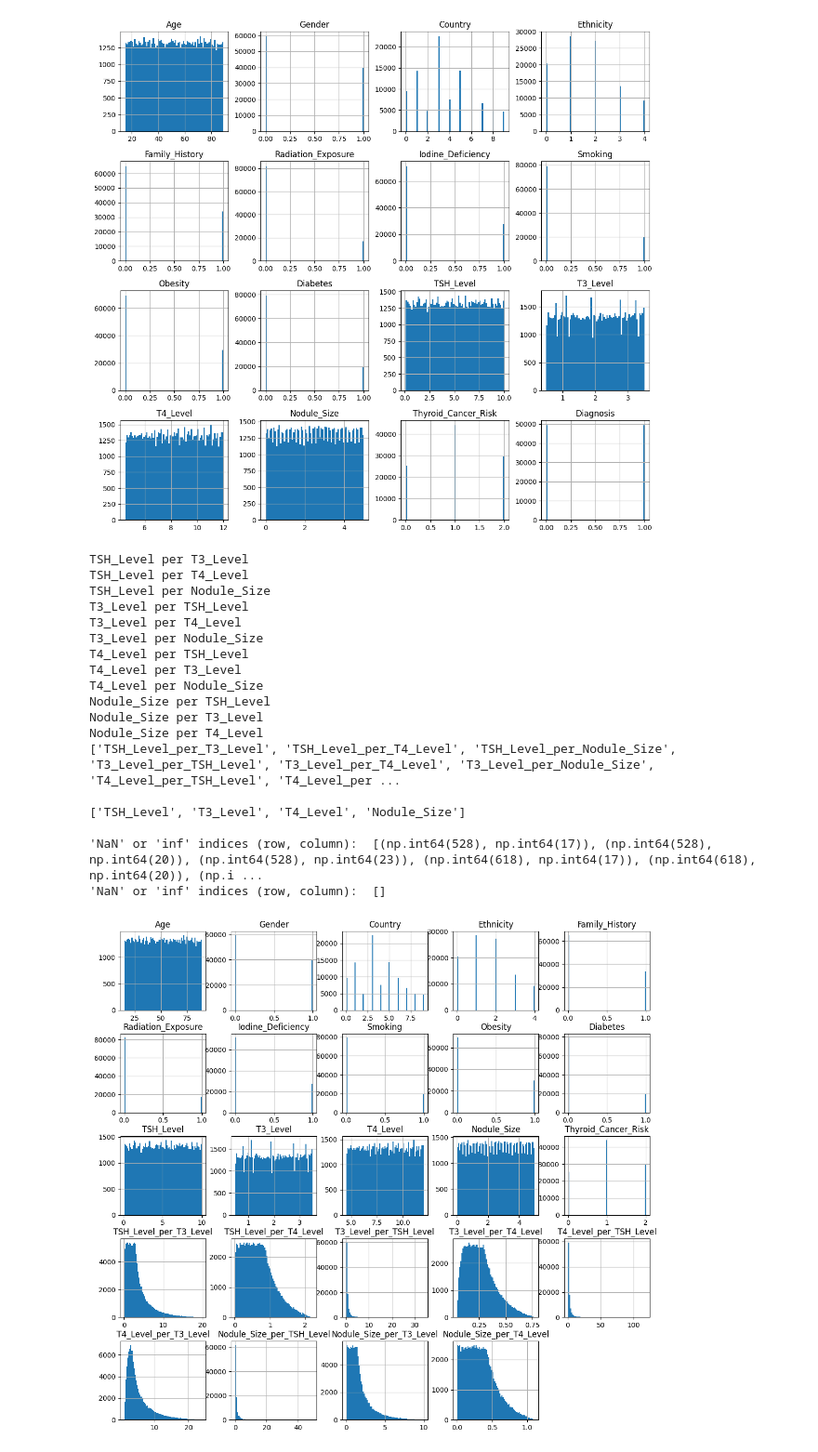
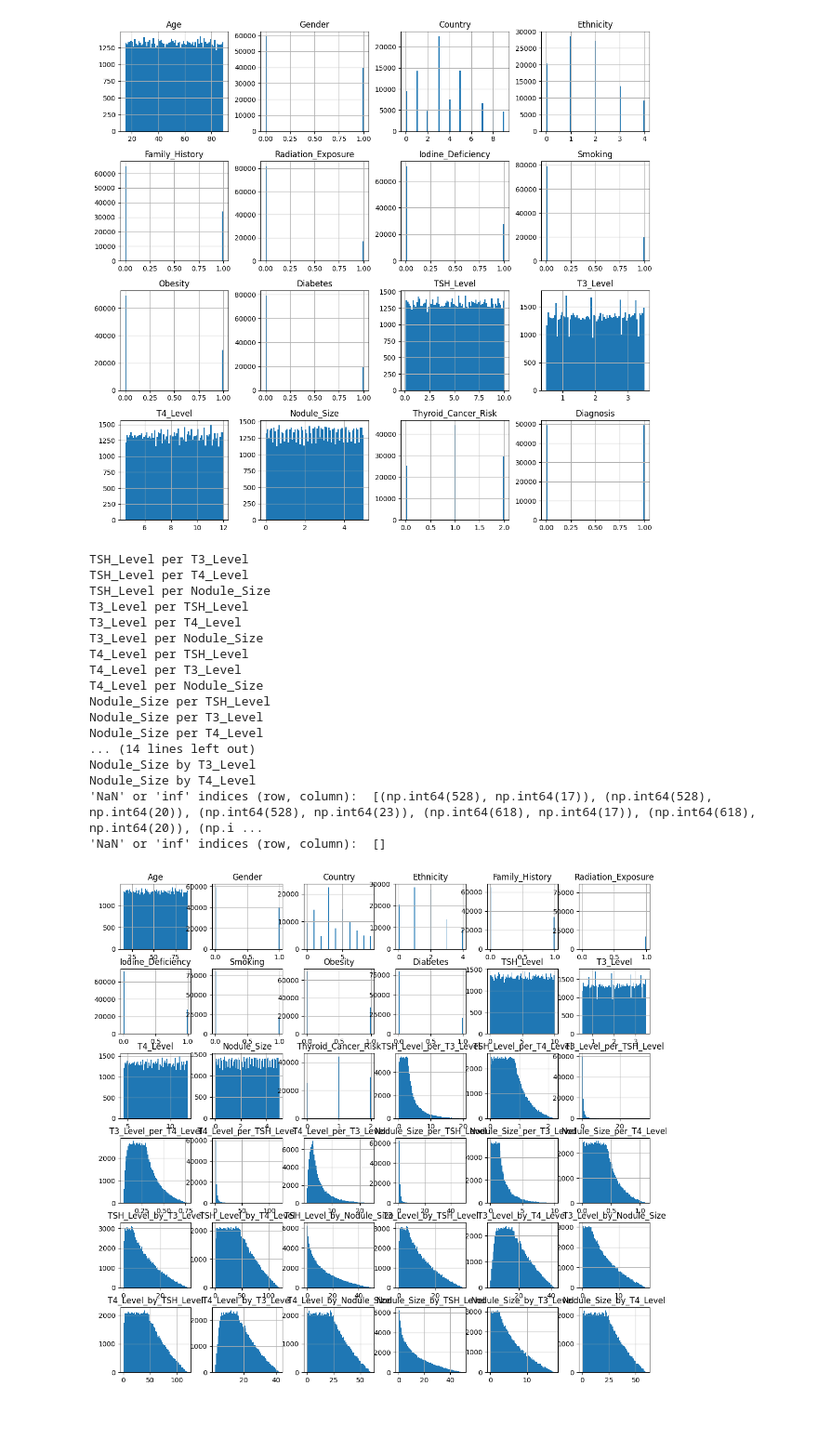
Before and after one commit to gentleman644/foxtrot-thyroid-cancer-prediction, a Jupyter notebook: Project_01_Foxtrot.ipynb, the cells around one changed output. Shown at 93% size. Drawn from its saved outputs; the diff is of its cells as text; code cells hidden in the pictures; blank space fills up the shorter version.

Commit message:
Edited Feature Selection Code into Notebook

```diff
--- a/Project_01_Foxtrot.ipynb
+++ b/Project_01_Foxtrot.ipynb
@@ -253,49 +260,47 @@ for col in dataset.columns:
 print(new_feats, "\n")
 print(base_feats, "\n")
 
+for col in dataset.columns:
+    for i in range(len(base_feats)):
+        if (col in base_feats and col != "Diagnosis" and col != base_feats[i]):
+            # don't add inf or nan values
+            # temp_df = abs(feats_X[col] / feats_X[base_feats[i]])
+            # if not np.isinf(temp_df[f"{col}_per_{base_feats[i]}"][0]) and not np.isnan(temp_df[f"{col}_per_{base_feats[i]}"][0]):
+            new_feats.append(f"{col}_by_{base_feats[i]}")
+            print(f"{col} by {base_feats[i]}")
+            feats_X[f"{col}_by_{base_feats[i]}"] = feats_X[col] * feats_X[base_feats[i]]
+
 indices = np.where(np.isinf(feats_X) | np.isnan(feats_X))
 print("'NaN' or 'inf' indices (row, column): ", list(zip(*indices)))
 
 # remove inf and nan values from dataframe
 feats_X = feats_X.dropna()
 feats_X = feats_X.dropna(axis=1)
 for col in feats_X.columns:
     if feats_X[col].isnull().values.any() or np.isinf(feats_X[col]).any():
         feats_X = feats_X.drop(col, axis=1)
 
 indices = np.where(np.isinf(feats_X) | np.isnan(feats_X))
 print("'NaN' or 'inf' indices (row, column): ", list(zip(*indices)))
 
 feats_X.hist(bins=75, figsize=(14, 13))
 plt.show()
-
-# Feature Selection ------
-# Use SelectKBest to select top k features
-  # Since this is a classification task, use a classification function in KBest
-  # Determine if we use linear or non-linear function for KBest score_func
-    # Try both linear and non-linear and choose the one with better results
-# Use a correlation matrix to determine which features to keep or remove
-  # Determine if we use linear or non-linear function for feats_X.corr()
-    # Try both linear and non-linear and choose the one with better results
-# Show correlation matrix plot and take out bad or redundant features
-# Repeat until we have only good features
 # %% [output]
 TSH_Level per T3_Level
 TSH_Level per T4_Level
 TSH_Level per Nodule_Size
 T3_Level per TSH_Level
 T3_Level per T4_Level
 T3_Level per Nodule_Size
 T4_Level per TSH_Level
 T4_Level per T3_Level
 T4_Level per Nodule_Size
 Nodule_Size per TSH_Level
 Nodule_Size per T3_Level
 Nodule_Size per T4_Level
-['TSH_Level_per_T3_Level', 'TSH_Level_per_T4_Level', 'TSH_Level_per_Nodule_Size', 'T3_Level_per_TSH_Level', 'T3_Level_per_T4_Level', 'T3_Level_per_Nodule_Size', 'T4_Level_per_TSH_Level', 'T4_Level_per ...
-
-['TSH_Level', 'T3_Level', 'T4_Level', 'Nodule_Size']
-
+... (14 lines left out)
+Nodule_Size by T3_Level
+Nodule_Size by T4_Level
 'NaN' or 'inf' indices (row, column):  [(np.int64(528), np.int64(17)), (np.int64(528), np.int64(20)), (np.int64(528), np.int64(23)), (np.int64(618), np.int64(17)), (np.int64(618), np.int64(20)), (np.i ...
 'NaN' or 'inf' indices (row, column):  []
-[figure, old version]
+[figure, new version]
```
Also changed, not shown: parts of 2 cells of this notebook.
